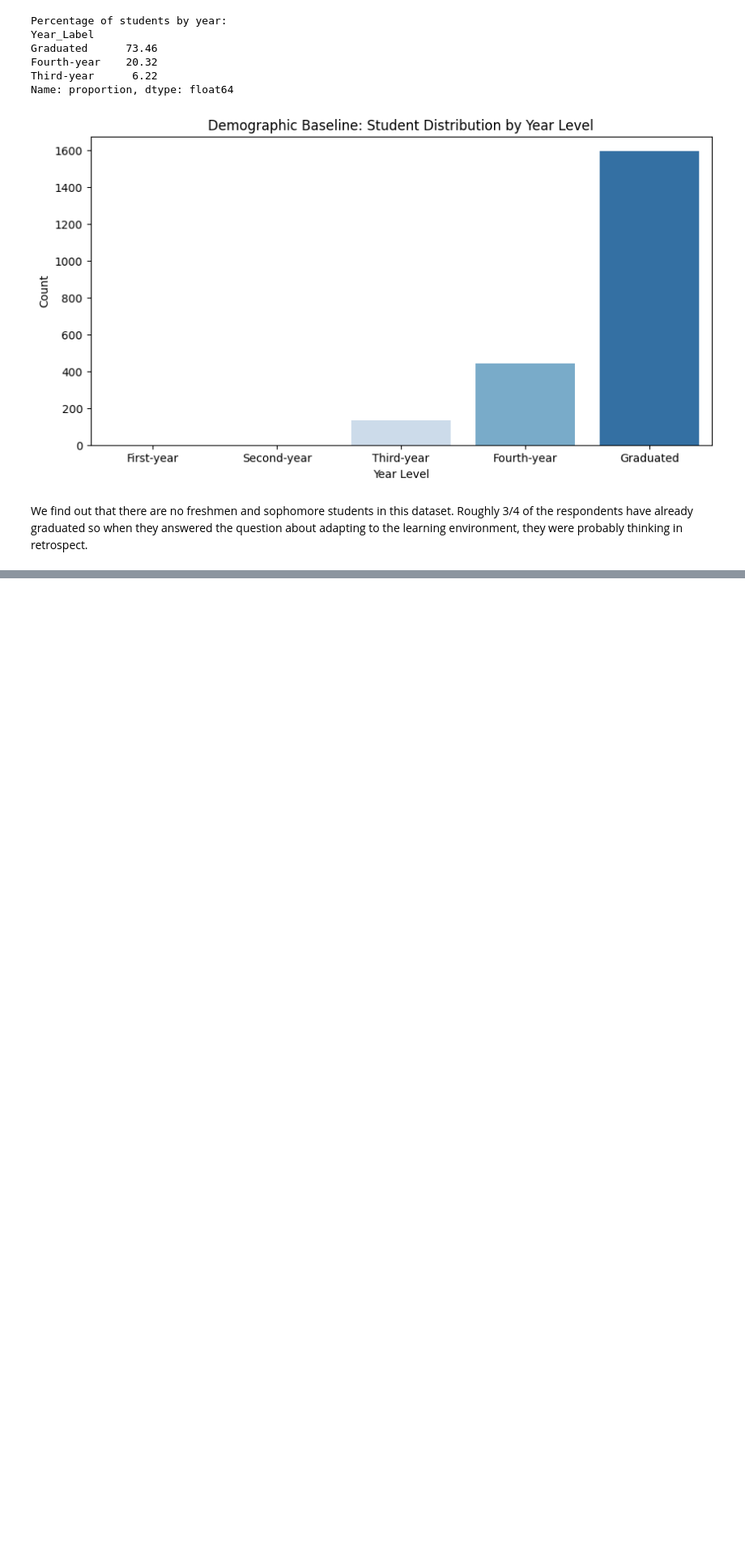
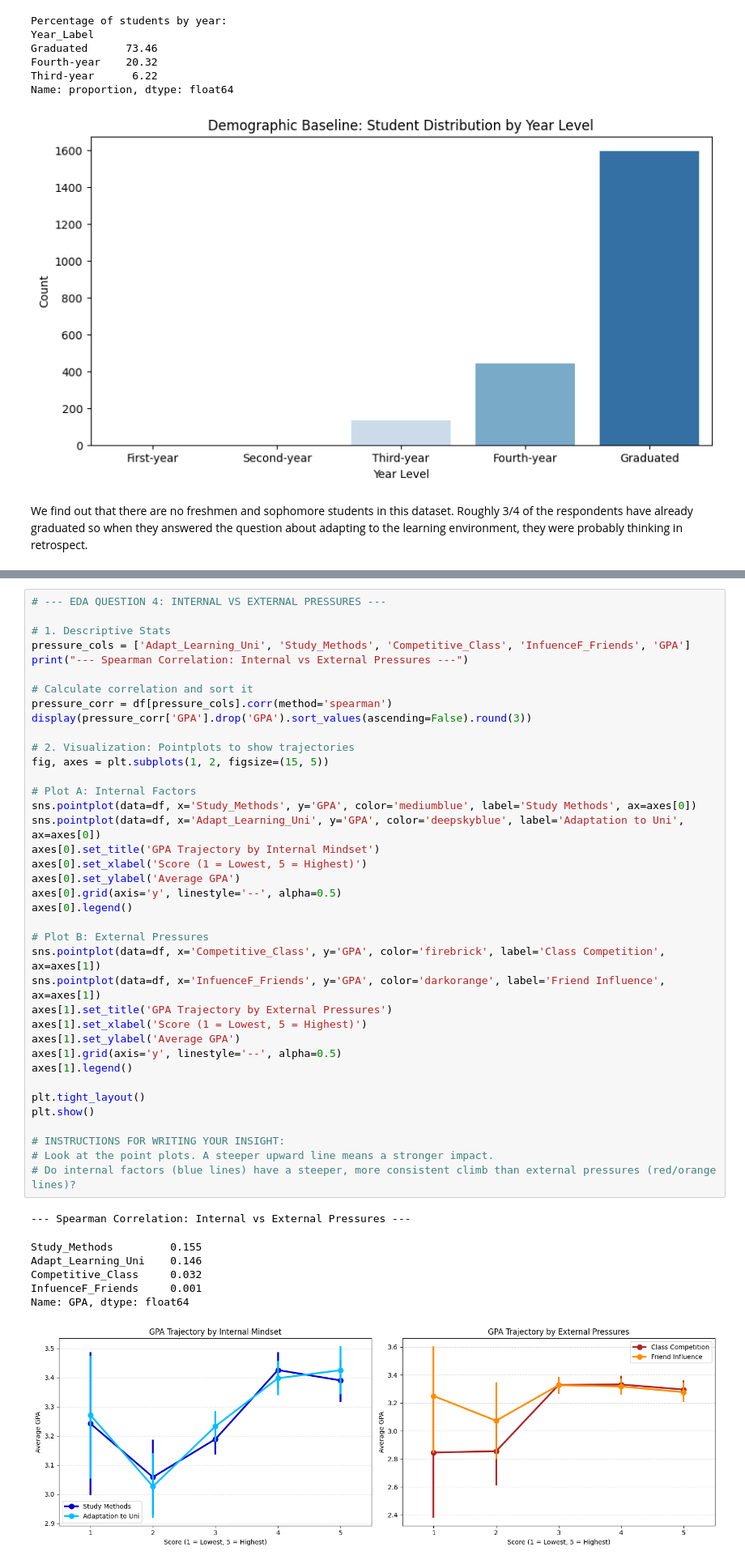
Before and after one commit to axlndy/cbsweg2-cbadvai-cbdatsi-project, a Jupyter notebook: notebooks/01_eda.ipynb, the cells around one changed output, grey strips where cells are left out. Shown at 81% size. Cells and saved outputs as stored; diff of their text form; blank space fills up the shorter version.

```diff
--- a/notebooks/01_eda.ipynb
+++ b/notebooks/01_eda.ipynb
@@ -186,0 +330,46 @@ We find out that there are no freshmen and sophomore students in this dataset. R
+# %%
+# --- EDA QUESTION 4: INTERNAL VS EXTERNAL PRESSURES ---
+
+# 1. Descriptive Stats
+pressure_cols = ['Adapt_Learning_Uni', 'Study_Methods', 'Competitive_Class', 'InfuenceF_Friends', 'GPA']
+print("--- Spearman Correlation: Internal vs External Pressures ---")
+
+# Calculate correlation and sort it
+pressure_corr = df[pressure_cols].corr(method='spearman')
+display(pressure_corr['GPA'].drop('GPA').sort_values(ascending=False).round(3))
+
+# 2. Visualization: Pointplots to show trajectories
+fig, axes = plt.subplots(1, 2, figsize=(15, 5))
+
+# Plot A: Internal Factors
+sns.pointplot(data=df, x='Study_Methods', y='GPA', color='mediumblue', label='Study Methods', ax=axes[0])
+sns.pointplot(data=df, x='Adapt_Learning_Uni', y='GPA', color='deepskyblue', label='Adaptation to Uni', ax=axes[0])
+axes[0].set_title('GPA Trajectory by Internal Mindset')
+axes[0].set_xlabel('Score (1 = Lowest, 5 = Highest)')
+axes[0].set_ylabel('Average GPA')
+axes[0].grid(axis='y', linestyle='--', alpha=0.5)
+axes[0].legend()
+
+# Plot B: External Pressures
+sns.pointplot(data=df, x='Competitive_Class', y='GPA', color='firebrick', label='Class Competition', ax=axes[1])
+sns.pointplot(data=df, x='InfuenceF_Friends', y='GPA', color='darkorange', label='Friend Influence', ax=axes[1])
+axes[1].set_title('GPA Trajectory by External Pressures')
+axes[1].set_xlabel('Score (1 = Lowest, 5 = Highest)')
+axes[1].set_ylabel('Average GPA')
+axes[1].grid(axis='y', linestyle='--', alpha=0.5)
+axes[1].legend()
+
+plt.tight_layout()
+plt.show()
+
+# INSTRUCTIONS FOR WRITING YOUR INSIGHT:
+# Look at the point plots. A steeper upward line means a stronger impact.
+# Do internal factors (blue lines) have a steeper, more consistent climb than external pressures (red/orange lines)?
+# %% [output]
+--- Spearman Correlation: Internal vs External Pressures ---
+Study_Methods         0.155
+Adapt_Learning_Uni    0.146
+Competitive_Class     0.032
+InfuenceF_Friends     0.001
+Name: GPA, dtype: float64
+[figure, added]
```
Also changed, not shown: parts of 5 cells of this notebook.
